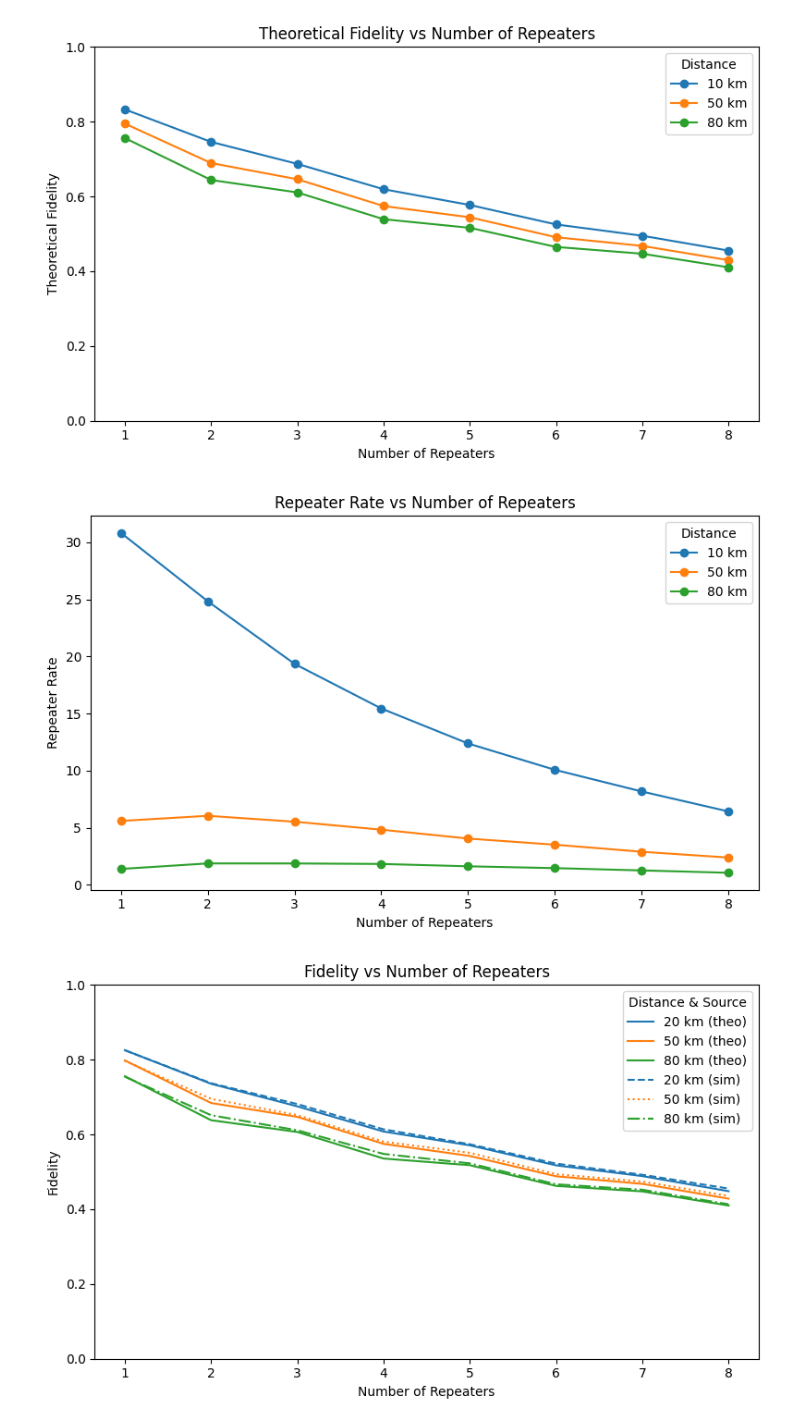
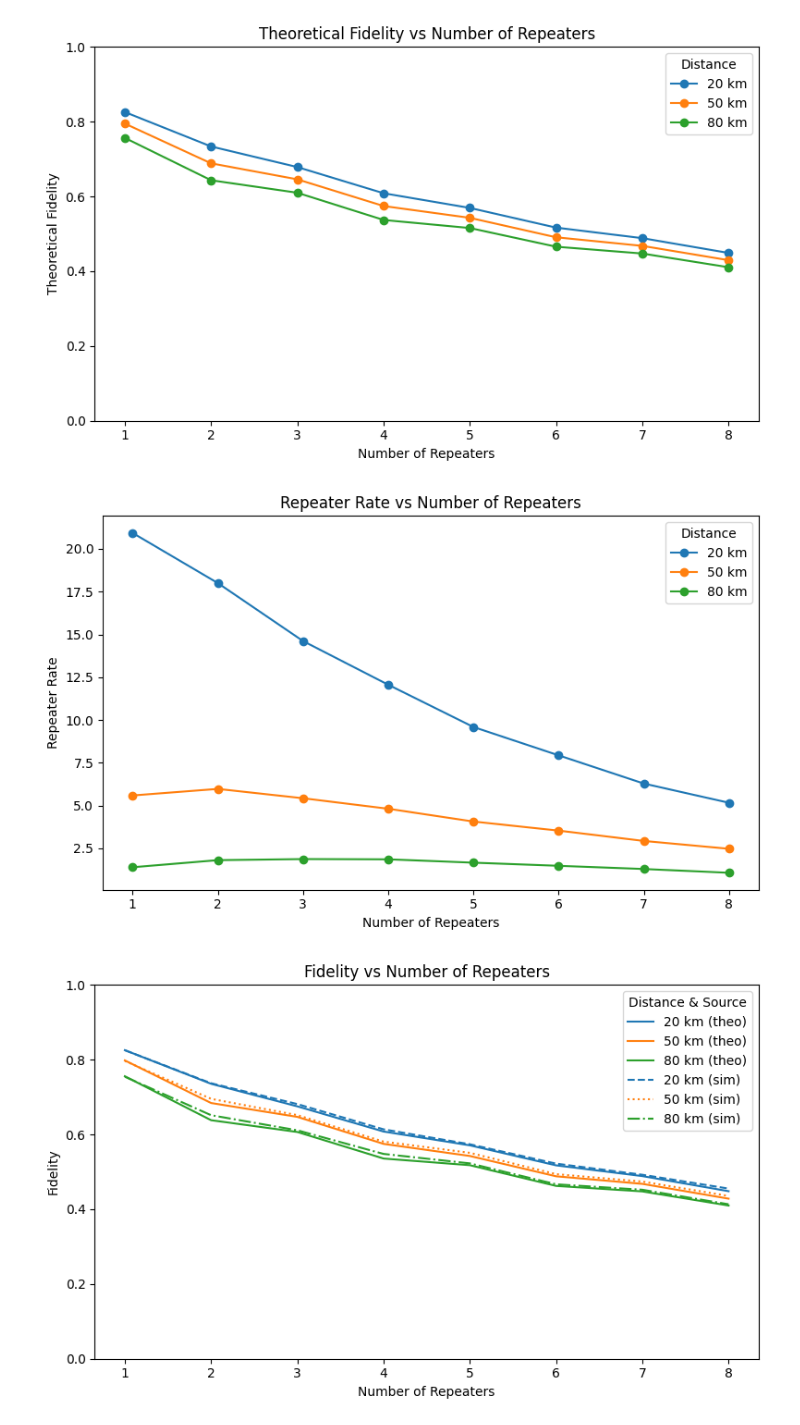
Before and after one commit to qlbnl/qnpack, a Jupyter notebook: qnpack/oneG/mc_rate.ipynb, the cells around one changed output. Cells and saved outputs as stored; diff of their text form; code cells hidden in the pictures.

```diff
--- a/qnpack/oneG/mc_rate.ipynb
+++ b/qnpack/oneG/mc_rate.ipynb
@@ -254,7 +254,7 @@ results = []
 #for _, row in rows.iterrows():
 #    n = int(row["num_repeaters"])
 #    distance=int(row["distance"])
-distance_ls=[10, 50, 80]
+distance_ls=[20, 50, 80]
 for distance in distance_ls:
     for n in range(1,9):
         t_avg_instance=t_avg(total_distance=distance,num_repeaters=n)
@@ -352,5 +352,5 @@ total_time 496.48454 rate 10.070807038624002
-[figure, old version]
+[figure, new version]
-[figure, old version]
+[figure, new version]
 # %%
 import matplotlib.pyplot as plt
 import pandas as pd
```
Also changed, not shown: parts of 2 cells of this notebook, 55 other files.
